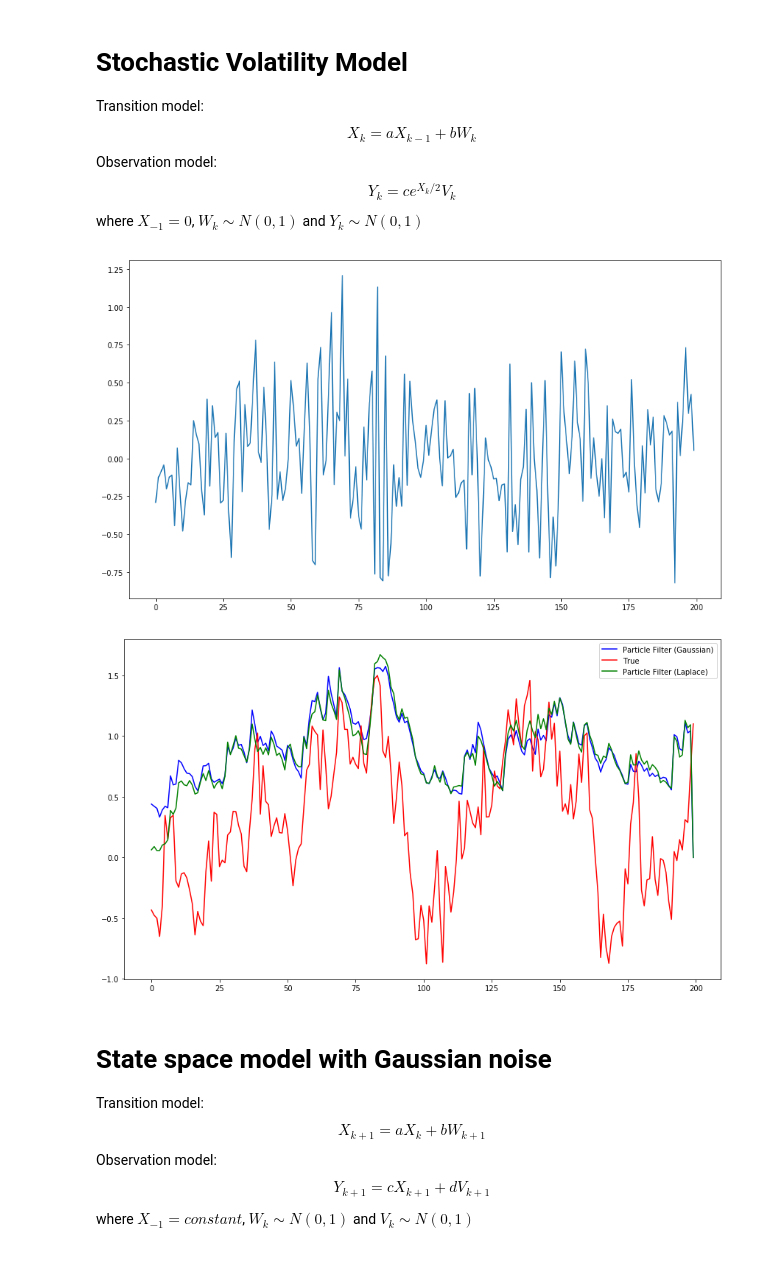
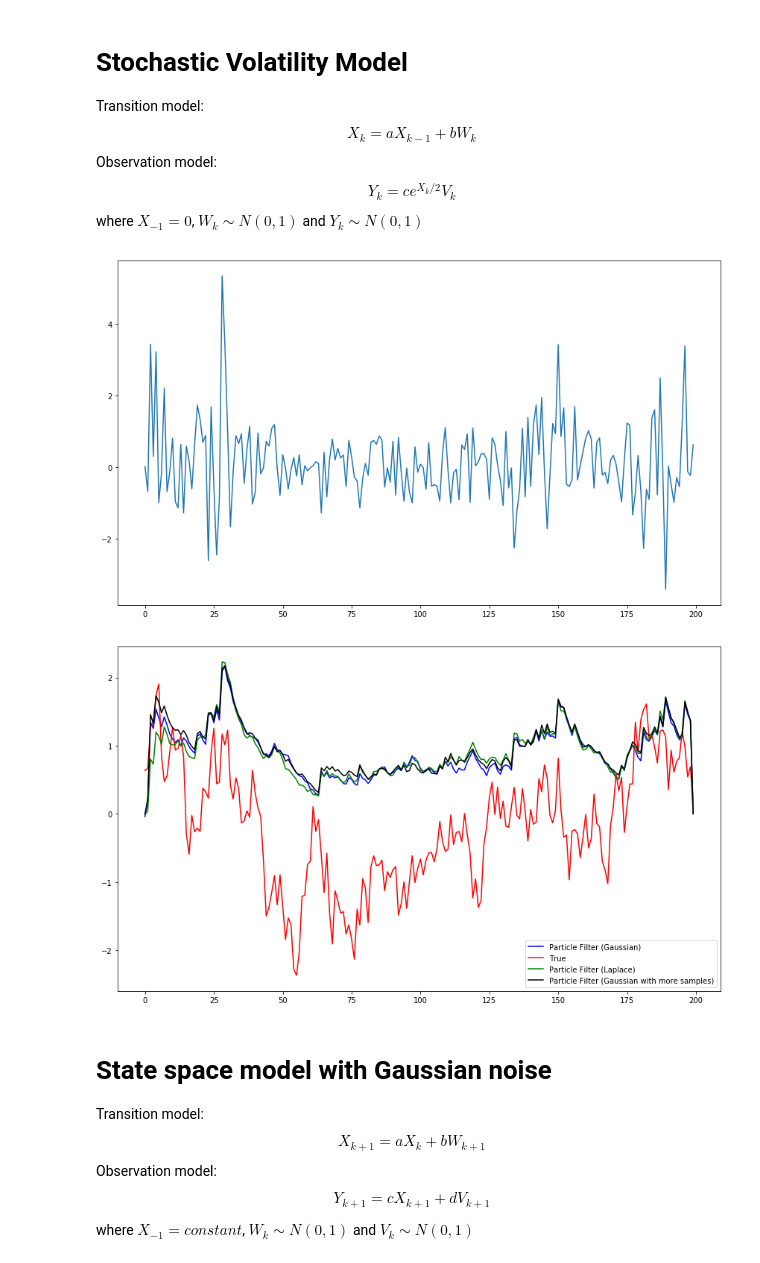
Before and after one commit to dl541/Statistical-Signal-Processing, a Jupyter notebook: Statistical Signal Processing.ipynb, the cells around one changed output. Saved outputs shown, nothing was run; the diff lists cells and outputs as text; code cells hidden in the pictures.

Commit message:
Test with more samples

```diff
--- a/Statistical Signal Processing.ipynb
+++ b/Statistical Signal Processing.ipynb
@@ -44,30 +44,32 @@ def particleFilter(a, b, c, y, num_samples, trial_dist):
         new_particles = particles[:,0] * a + b * trial_dist.rvs(size = num_samples)
         particles[:,1] *= norm.pdf((new_particles - a * particles[:,0]) / b) * norm.pdf(y[ind + 1] / (c * np.exp(particles[:,0] / 2))) / trial_dist.pdf((new_particles - a * particles[:,0]) / b)
         particles[:,0] = new_particles
+        particles[:,1] = particles[:,1]/np.sum(particles[:,1])
 
-    #print(particles)
     return res
 # %%
-a, b, c = 0.9, 0.3, 0.3
+a, b, c = 0.9, 0.4, 1
 x, y = generateVolatility(a,b,c, 200)
 particles = particleFilter(a, b, c, y, 1000,  norm)
+particles_more_samples = particleFilter(a, b, c, y, 3000,  norm)
 particles_laplace = particleFilter(a,b,c,y, 1000, laplace)
 fig = plt.gcf()
 fig.set_size_inches(14.5, 8.5)
 plt.plot(y)
 plt.show()
 # %% [output]
-[figure, old version]
+[figure, new version]
 # %%
 fig = plt.gcf()
 fig.set_size_inches(14.5, 8.5)
 plt.plot(particles, 'b', label = 'Particle Filter (Gaussian)')
 plt.plot(x, 'r', label = 'True')
 plt.plot(particles_laplace, 'g', label = 'Particle Filter (Laplace)')
+plt.plot(particles_more_samples, 'k', label = 'Particle Filter (Gaussian with more samples)')
 plt.legend()
 plt.show()
 # %% [output]
-[figure, old version]
+[figure, new version]
 # %% [markdown]
 # State space model with Gaussian noise
 
```
Also changed, not shown: parts of 4 cells of this notebook.
